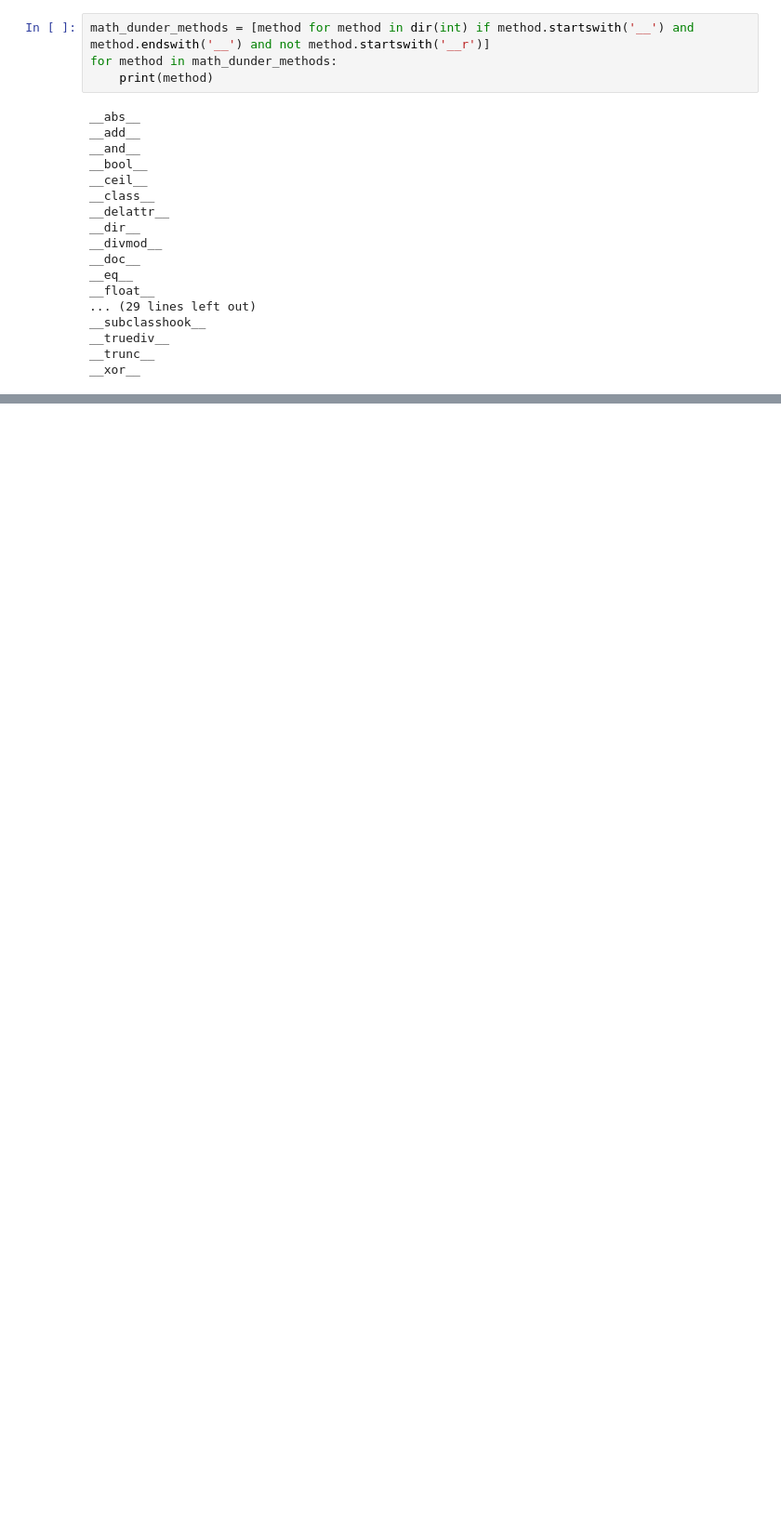
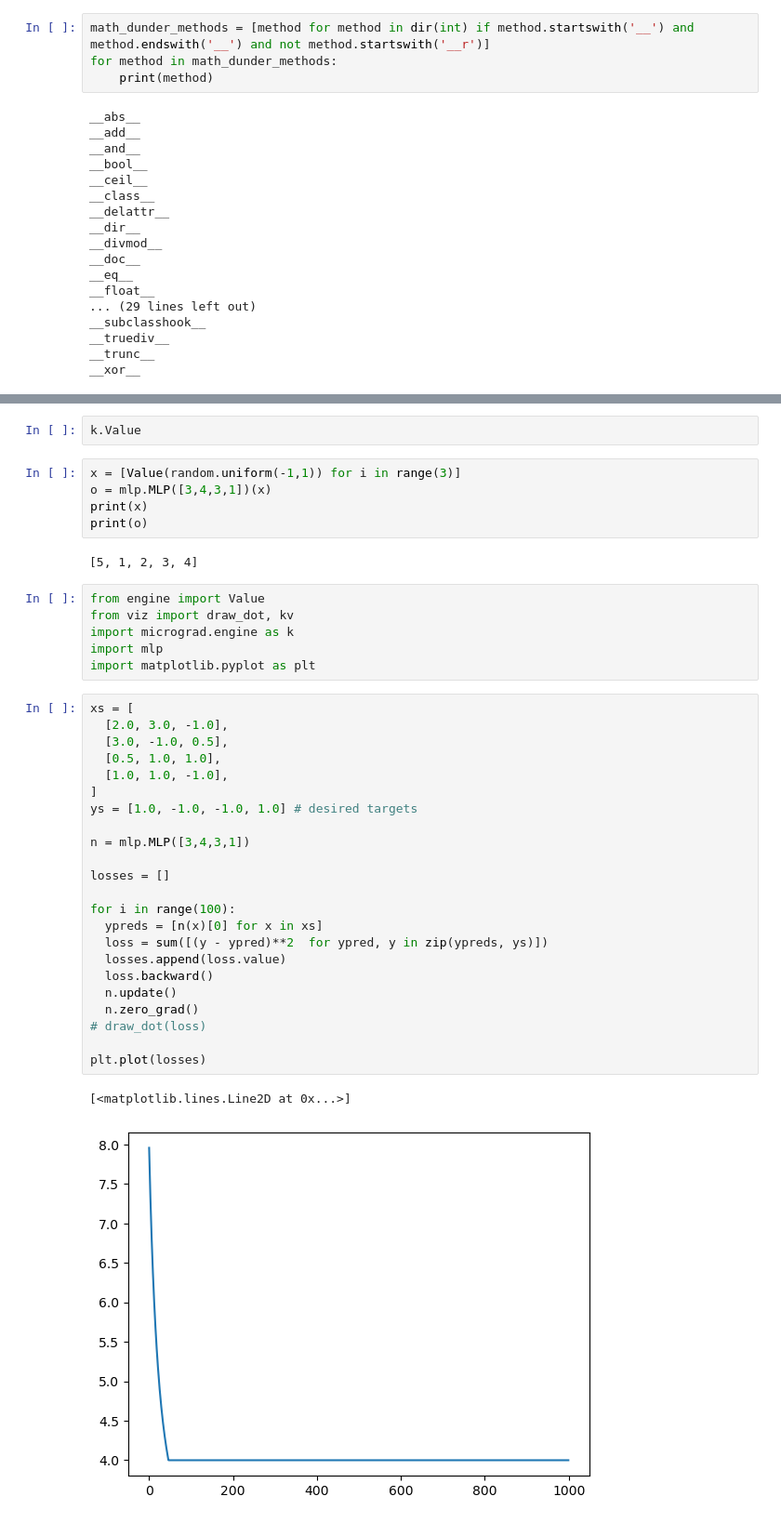
Before and after one commit to yiheinchai/hein-micrograd, a Jupyter notebook: workbook.ipynb, the cells around one changed output, grey strips where cells are left out. Shown at 93% size. Drawn from its saved outputs; the diff is of its cells as text; blank space fills up the shorter version.

```diff
--- a/workbook.ipynb
+++ b/workbook.ipynb
@@ -149,0 +231,41 @@ __xor__
+# %%
+k.Value
+# %%
+x = [Value(random.uniform(-1,1)) for i in range(3)]
+o = mlp.MLP([3,4,3,1])(x)
+print(x)
+print(o)
+# %% [output]
+[5, 1, 2, 3, 4]
+# %%
+from engine import Value
+from viz import draw_dot, kv
+import micrograd.engine as k
+import mlp
+import matplotlib.pyplot as plt
+# %%
+xs = [
+  [2.0, 3.0, -1.0],
+  [3.0, -1.0, 0.5],
+  [0.5, 1.0, 1.0],
+  [1.0, 1.0, -1.0],
+]
+ys = [1.0, -1.0, -1.0, 1.0] # desired targets
+
+n = mlp.MLP([3,4,3,1])
+
+losses = []
+
+for i in range(100):
+  ypreds = [n(x)[0] for x in xs]
+  loss = sum([(y - ypred)**2  for ypred, y in zip(ypreds, ys)])
+  losses.append(loss.value)
+  loss.backward()
+  n.update()
+  n.zero_grad()
+# draw_dot(loss)
+
+plt.plot(losses)
+# %% [output]
+[<matplotlib.lines.Line2D at 0x...>]
+[figure, added]
```
Also changed, not shown: parts of 25 cells of this notebook, 2 other files.
